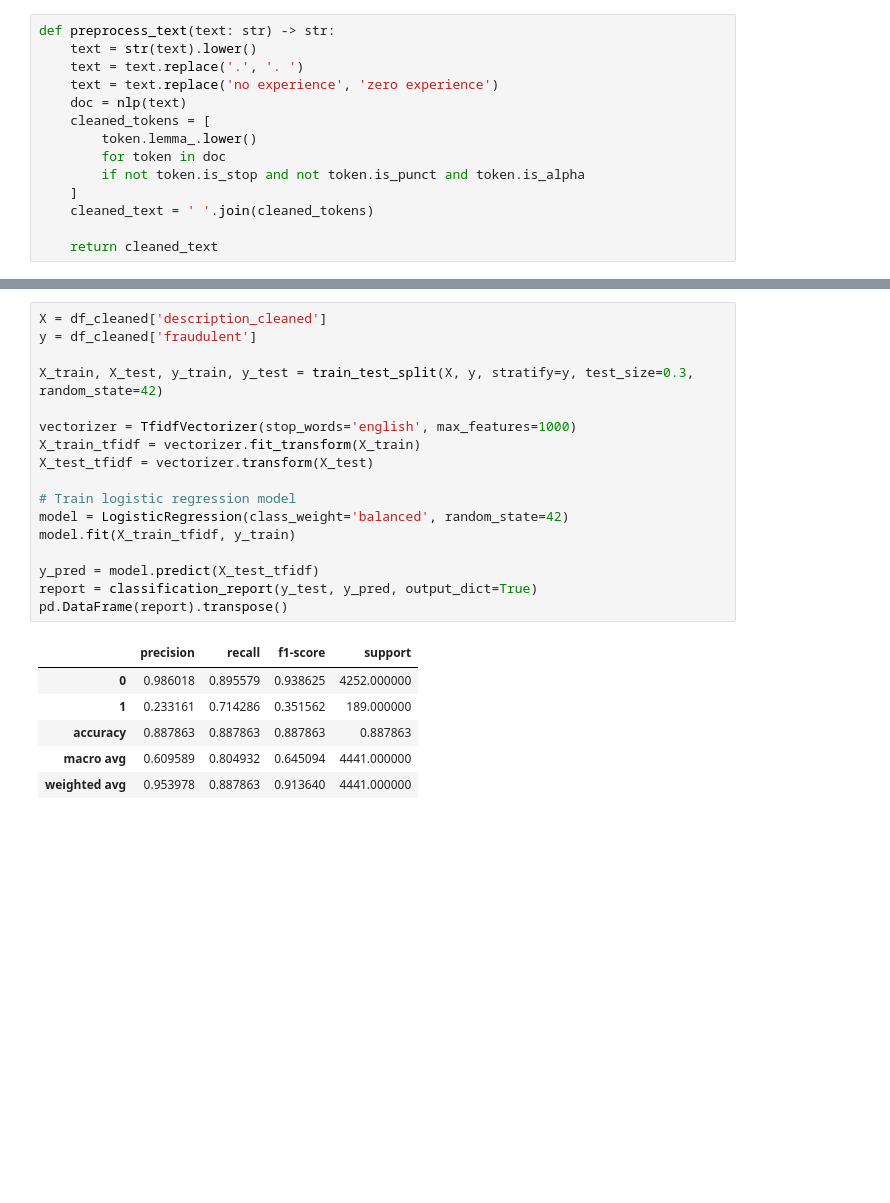
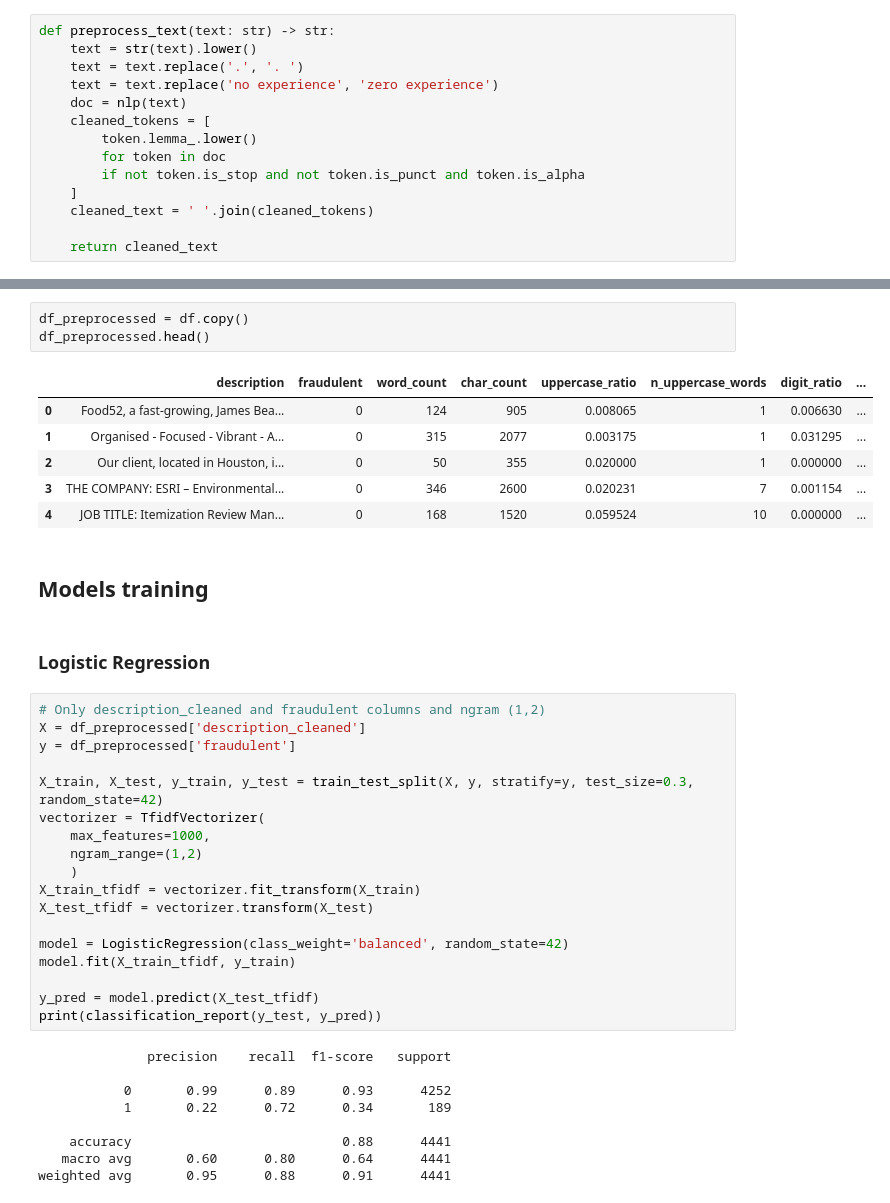
Before and after one commit to lvendrix/data_wizard, a Jupyter notebook: notebooks/eda.ipynb, the cells around one changed output, grey strips where cells are left out. Drawn from its saved outputs; the diff is of its cells as text; blank space fills up the shorter version.

```diff
--- a/notebooks/eda.ipynb
+++ b/notebooks/eda.ipynb
@@ -322,24 +397,41 @@ Name: count, dtype: int64
+# %%
+df_preprocessed = df.copy()
+df_preprocessed.head()
+# %% [output]
+|  | description | fraudulent | word_count | char_count | uppercase_ratio | n_uppercase_words | digit_ratio | ... |
+| 0 | Food52, a fast-growing, James Bea... | 0 | 124 | 905 | 0.008065 | 1 | 0.006630 | ... |
+| 1 | Organised - Focused - Vibrant - A... | 0 | 315 | 2077 | 0.003175 | 1 | 0.031295 | ... |
+| 2 | Our client, located in Houston, i... | 0 | 50 | 355 | 0.020000 | 1 | 0.000000 | ... |
+| 3 | THE COMPANY: ESRI – Environmental... | 0 | 346 | 2600 | 0.020231 | 7 | 0.001154 | ... |
+| 4 | JOB TITLE: Itemization Review Man... | 0 | 168 | 1520 | 0.059524 | 10 | 0.000000 | ... |
+# %% [markdown]
+## Models training
+# %% [markdown]
+### Logistic Regression
 # %%
-X = df_cleaned['description_cleaned']
-y = df_cleaned['fraudulent']
+# Only description_cleaned and fraudulent columns and ngram (1,2)
+X = df_preprocessed['description_cleaned']
+y = df_preprocessed['fraudulent']
 
 X_train, X_test, y_train, y_test = train_test_split(X, y, stratify=y, test_size=0.3, random_state=42)
-
-vectorizer = TfidfVectorizer(stop_words='english', max_features=1000)
+vectorizer = TfidfVectorizer(
+    max_features=1000,
+    ngram_range=(1,2)
+    )
 X_train_tfidf = vectorizer.fit_transform(X_train)
 X_test_tfidf = vectorizer.transform(X_test)
 
-# Train logistic regression model
 model = LogisticRegression(class_weight='balanced', random_state=42)
 model.fit(X_train_tfidf, y_train)
 
 y_pred = model.predict(X_test_tfidf)
-report = classification_report(y_test, y_pred, output_dict=True)
-pd.DataFrame(report).transpose()
+print(classification_report(y_test, y_pred))
 # %% [output]
-|  | precision | recall | f1-score | support |
-| 0 | 0.986018 | 0.895579 | 0.938625 | 4252.000000 |
-| 1 | 0.233161 | 0.714286 | 0.351562 | 189.000000 |
-| accuracy | 0.887863 | 0.887863 | 0.887863 | 0.887863 |
-| macro avg | 0.609589 | 0.804932 | 0.645094 | 4441.000000 |
-| weighted avg | 0.953978 | 0.887863 | 0.913640 | 4441.000000 |
+              precision    recall  f1-score   support
+
+           0       0.99      0.89      0.93      4252
+           1       0.22      0.72      0.34       189
+
+    accuracy                           0.88      4441
+   macro avg       0.60      0.80      0.64      4441
+weighted avg       0.95      0.88      0.91      4441
```
Also changed, not shown: parts of 48 cells of this notebook, 2 other files.
